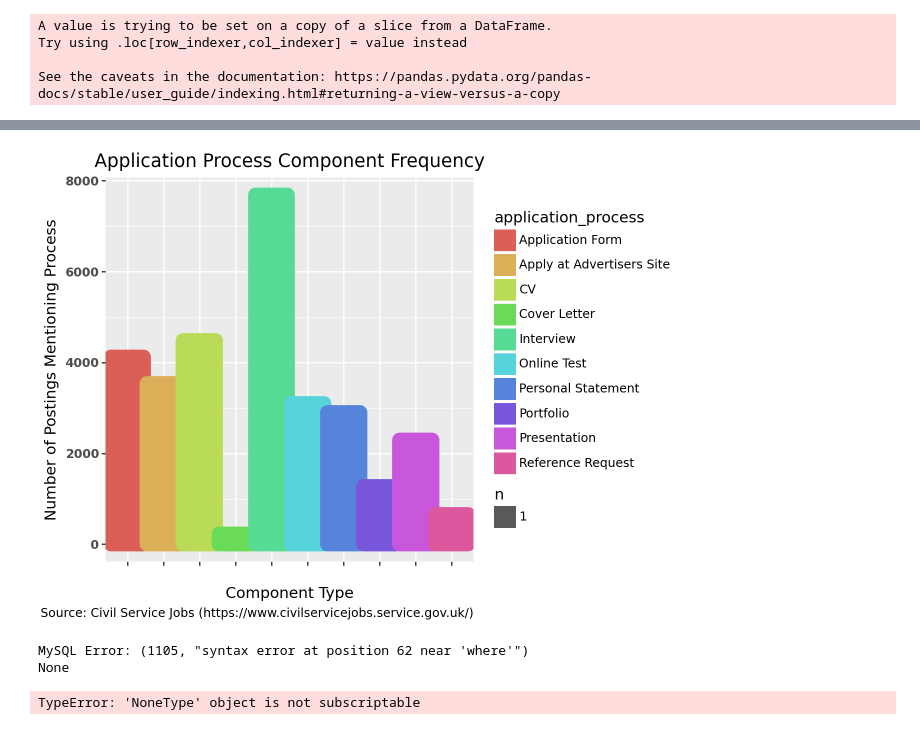
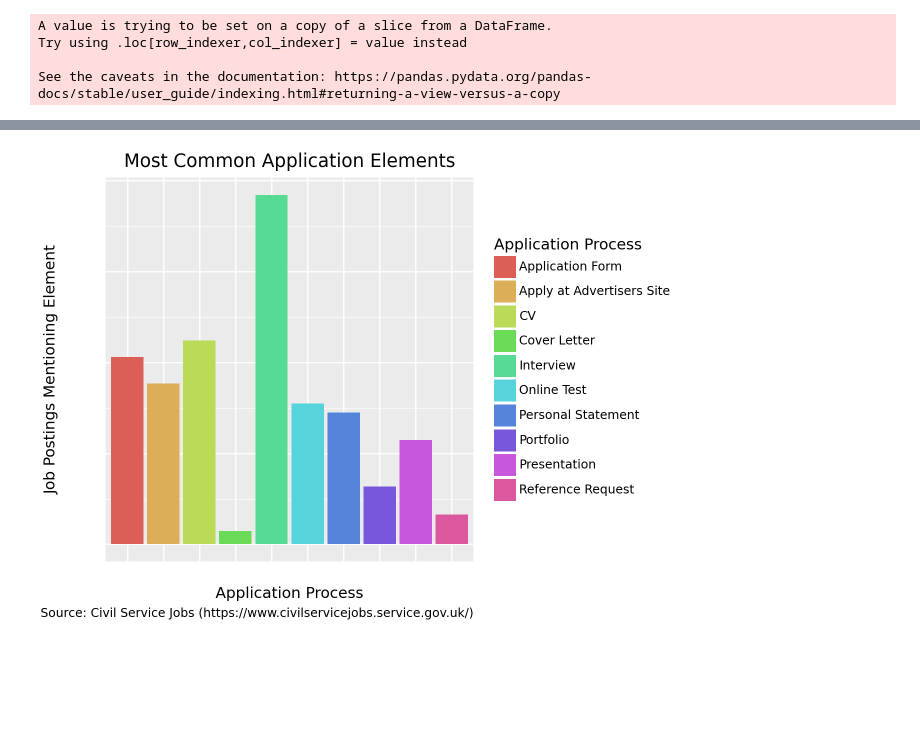
Before and after one commit to CalMckenzieUK/csj-data, a Jupyter notebook: analysis/notebooks/march_2024.ipynb, the cells around one changed output, grey strips where cells are left out. Saved outputs shown, nothing was run; the diff lists cells and outputs as text; code cells hidden in the pictures; blank space fills up the shorter version.

```diff
--- a/analysis/notebooks/march_2024.ipynb
+++ b/analysis/notebooks/march_2024.ipynb
@@ -274,57 +313,44 @@ application_process_df = application_df[[
         'test']]
 
 melted_application_process_df = pd.melt(application_process_df, id_vars=['uid'], value_vars=['apply_at_advertisers_site', 'cv', 'personal_statement', 'reference_request', 'application_form', 'cover_letter', 'presentation', 'interview', 'portfolio', 'test'])
-melted_application_process_df.columns = ['uid', 'application_process', 'count']
+melted_application_process_df.columns = ['uid', 'application_process', 'appearances']
+melted_application_process_df = melted_application_process_df[['application_process', 'appearances']]
 melted_application_process_df = melted_application_process_df.groupby('application_process').sum().reset_index()
 
 def application_process_cleaner(application_process):
     application_process_dict = {
         'apply_at_advertisers_site': 'Apply at Advertisers Site'
         , 'cv': 'CV'
         , 'personal_statement': 'Personal Statement'
         , 'reference_request': 'Reference Request'
         , 'application_form': 'Application Form'
         , 'cover_letter': 'Cover Letter'
         , 'presentation': 'Presentation'
         , 'interview': 'Interview'
         , 'portfolio': 'Portfolio'
         , 'test': 'Online Test'
     }
     return application_process_dict[application_process]
 
-melted_application_process_df['application_process'] = melted_application_process_df['application_process'].apply(application_process_cleaner)
+melted_application_process_df['Application Process'] = melted_application_process_df['application_process'].apply(application_process_cleaner)
 
 from plotnine import geom_bar
 
 application_process_plot = (
 
-    ggplot(melted_application_process_df, aes(x='application_process', y='count', color='application_process', fill='application_process'))
-    + geom_bar(stat='sum')
-    + labs(title='Application Process Component Frequency'
-           , x='Component Type'
-           , y='Number of Postings Mentioning Process'
+    ggplot(melted_application_process_df, aes(y='appearances', x='Application Process', fill='Application Process'))
+    + geom_col()
+    + labs(title='Most Common Application Elements'
+           , y='Job Postings Mentioning Element'
            , caption='Source: Civil Service Jobs (https://www.civilservicejobs.service.gov.uk/)')
     + theme(axis_text_y=element_text(face='bold'))
     #remove x axis text
     + theme(axis_text_x=element_text(color='white'))
+    + theme(axis_ticks_x=element_text(color='white'))
+    + theme(axis_text_y=element_text(color='white'))
+    + theme(axis_ticks_y=element_text(color='white'))
 )
 
 application_process_plot
 # %% [output]
-[figure, old version]
+[figure, new version]
-# %%
-full_ad_text_testing = database_query('select uid, full_ad_text from all_time_listings limit 1 where uid = "153376" '  )
-print(full_ad_text_testing)
-# %% [output]
-MySQL Error: (1105, "syntax error at position 62 near 'where'")
-None
-# %%
-print(len(full_ad_text_testing[0][0]))
-# QA using uid 153376, which contrains the below
-#presentation
-#interview
-#cv
-#personal statement
-#particular concern is the low CV figures in the above visual
-# %% [output]
-TypeError: 'NoneType' object is not subscriptable
```
Also changed, not shown: parts of 1 cell of this notebook, 2 other files.
